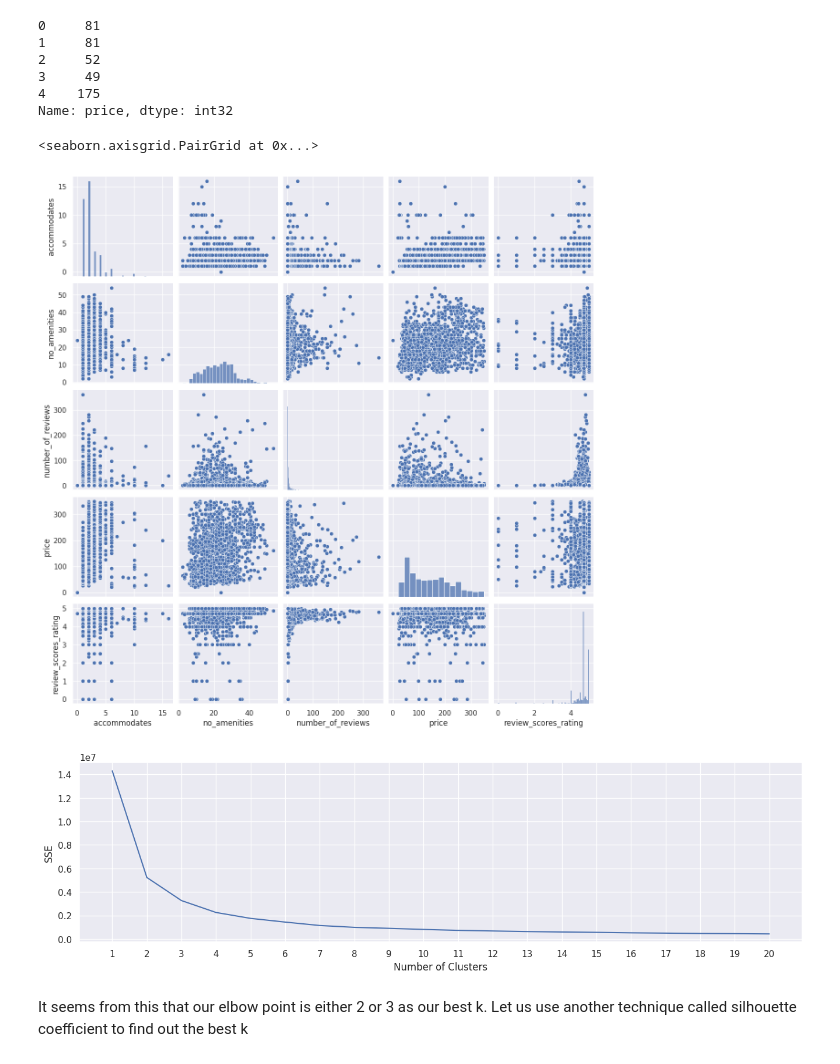
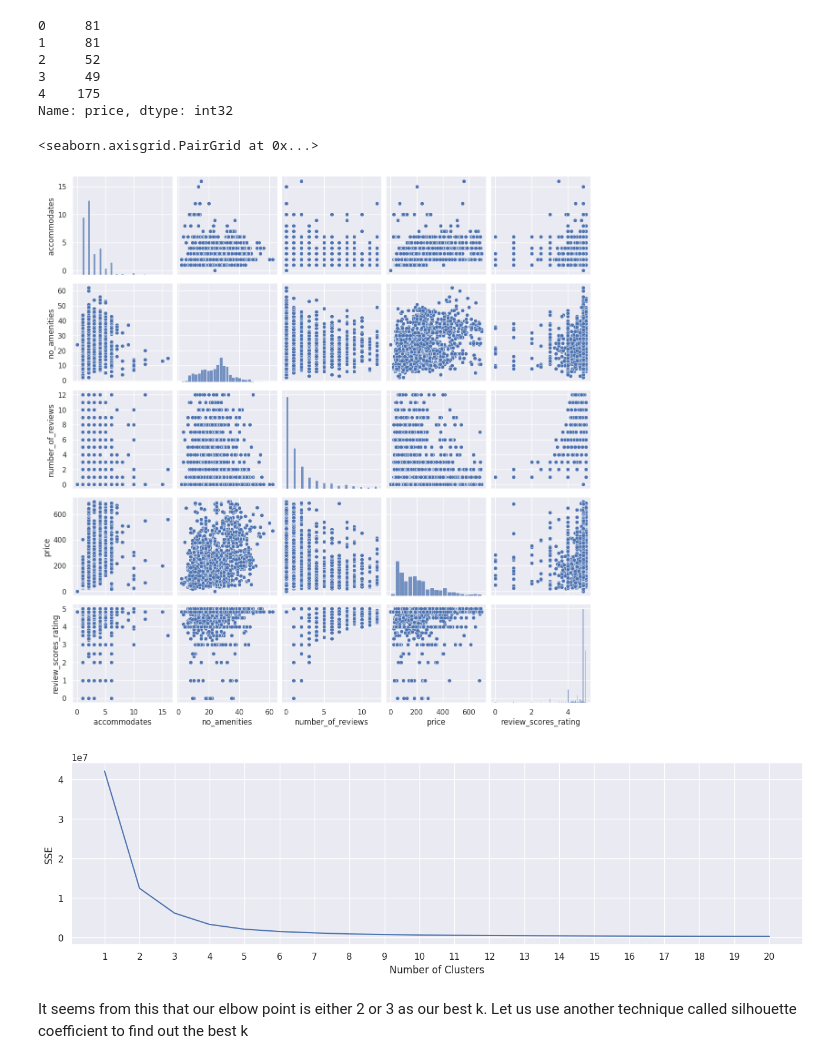
Before and after one commit to isaacchunn/SC1015_MiniPrj_Airbnb, a Jupyter notebook: Airbnb_Machine_Learning.ipynb, the cells around one changed output. Cells and saved outputs as stored; diff of their text form; code cells hidden in the pictures.

```diff
--- a/Airbnb_Machine_Learning.ipynb
+++ b/Airbnb_Machine_Learning.ipynb
@@ -212,7 +212,7 @@ See the caveats in the documentation: https://pandas.pydata.org/pandas-docs/stab
 We also remove any outliers as it is unrealistic for a property to have above > $45,000 per night
 # %%
 airDF = remove_outliers(airDF, ["price"])
-airDF = airDF[airDF.price < 350]
+#airDF = airDF[airDF.price < 350]
 #Resort our indexes
 airDF = airDF.reset_index(drop=True)
 airDF["price"]
@@ -436,15 +554,16 @@ priceDF.head(n=5)
 Name: price, dtype: int32
 # %%
 #Input the numerical values we had identified beforehand
-kmeansDF = airDF[["accommodates","no_amenities","number_of_reviews", "price","review_scores_rating"]].copy()
+kmeansDF = airDF[["accommodates","no_amenities","number_of_reviews", "price", "review_scores_rating"]].copy()
+kmeansDF = remove_outliers(kmeansDF, ["number_of_reviews"])
 # filling in null values with median
 kmeansDF.fillna(kmeansDF.median(), inplace = True)
 
 #Plot its data on 2d grids
 sb.pairplot(kmeansDF)
 # %% [output]
 <seaborn.axisgrid.PairGrid at 0x...>
-[figure, old version]
+[figure, new version]
 # %%
 # Import kmeans model from sklearn
 from sklearn.cluster import KMeans
@@ -470,7 +589,7 @@ plt.xticks(np.arange(minClusterRange, maxClusterRange+1, step = 1))
 plt.show()
 None
 # %% [output]
-[figure, old version]
+[figure, new version]
 # %% [markdown]
 It seems from this that our elbow point is either 2 or 3 as our best k. Let us use another technique called silhouette coefficient to find out the best k
 # %%
```
Also changed, not shown: parts of 28 cells of this notebook.
